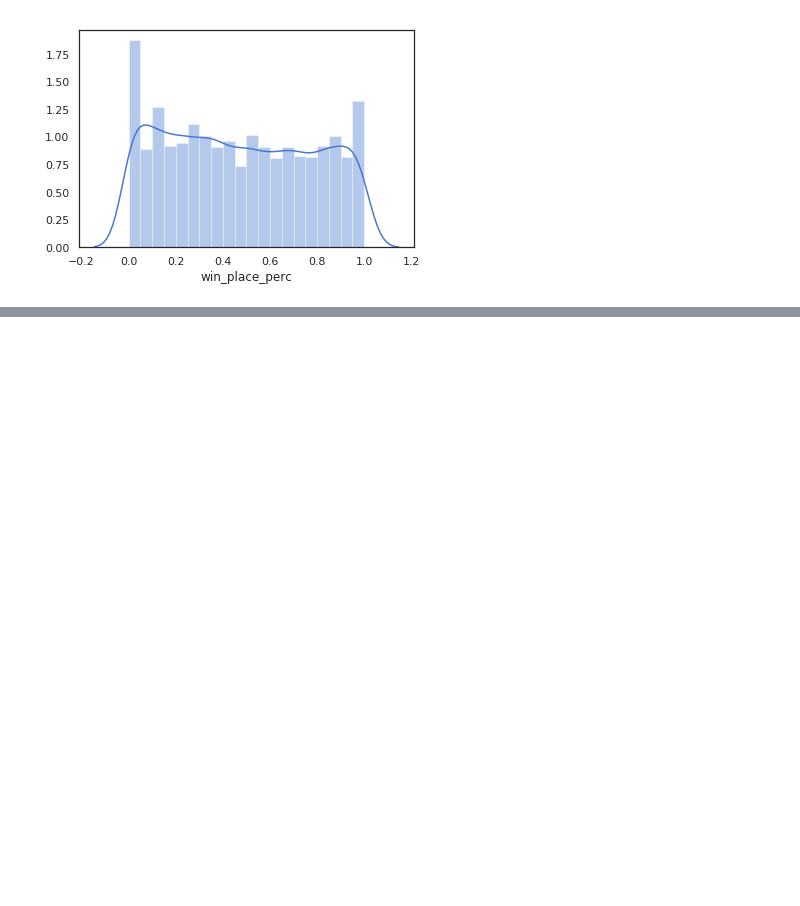
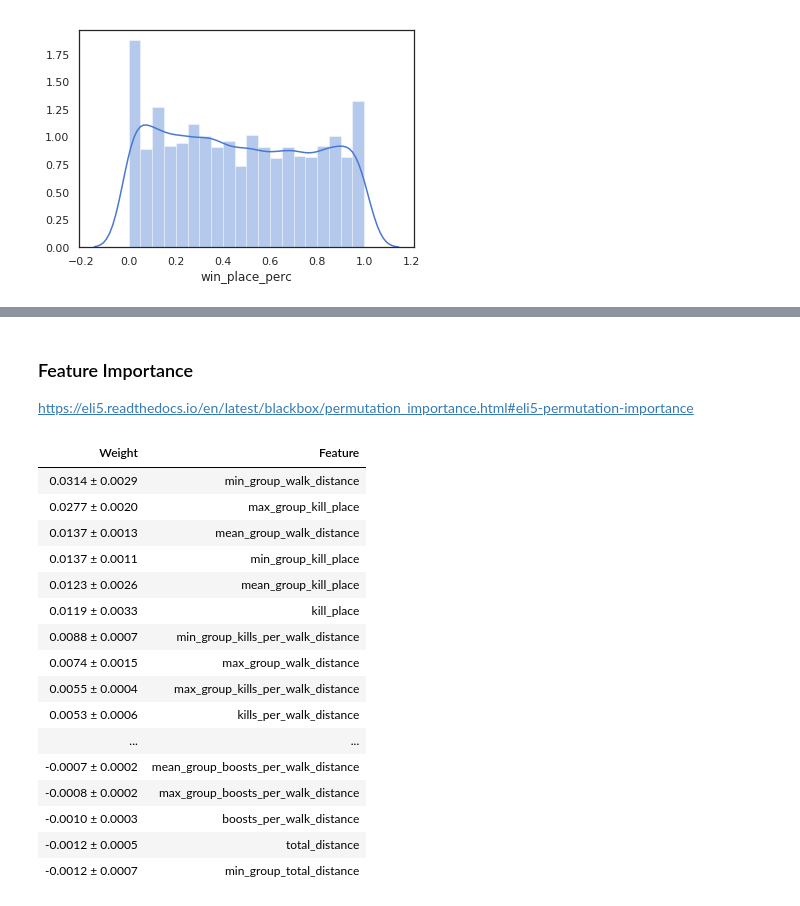
Before and after one commit to arch1baald/pubg-kaggle, a Jupyter notebook: KernelsFeaturesWithLightGBM.ipynb, the cells around one changed output, grey strips where cells are left out. Saved outputs shown, nothing was run; the diff lists cells and outputs as text; code cells hidden in the pictures; blank space fills up the shorter version.

```diff
--- a/KernelsFeaturesWithLightGBM.ipynb
+++ b/KernelsFeaturesWithLightGBM.ipynb
@@ -173,0 +133,29 @@ plt.show()
+# %% [markdown]
+### Feature Importance
+
+https://eli5.readthedocs.io/en/latest/blackbox/permutation_importance.html#eli5-permutation-importance
+# %%
+import eli5
+from eli5.sklearn import PermutationImportance
+
+# Fitting
+# perm = PermutationImportance(model, random_state=42).fit(x_valid, y_valid)
+eli5.show_weights(perm, feature_names=list(x_valid.columns), top=None)
+# %% [output]
+| Weight | Feature |
+| 0.0314 ± 0.0029 | min_group_walk_distance |
+| 0.0277 ± 0.0020 | max_group_kill_place |
+| 0.0137 ± 0.0013 | mean_group_walk_distance |
+| 0.0137 ± 0.0011 | min_group_kill_place |
+| 0.0123 ± 0.0026 | mean_group_kill_place |
+| 0.0119 ± 0.0033 | kill_place |
+| 0.0088 ± 0.0007 | min_group_kills_per_walk_distance |
+| 0.0074 ± 0.0015 | max_group_walk_distance |
+| 0.0055 ± 0.0004 | max_group_kills_per_walk_distance |
+| 0.0053 ± 0.0006 | kills_per_walk_distance |
+| ... | ... |
+| -0.0007 ± 0.0002 | mean_group_boosts_per_walk_distance |
+| -0.0008 ± 0.0002 | max_group_boosts_per_walk_distance |
+| -0.0010 ± 0.0003 | boosts_per_walk_distance |
+| -0.0012 ± 0.0005 | total_distance |
+| -0.0012 ± 0.0007 | min_group_total_distance |
```
Also changed, not shown: parts of 21 cells of this notebook.
